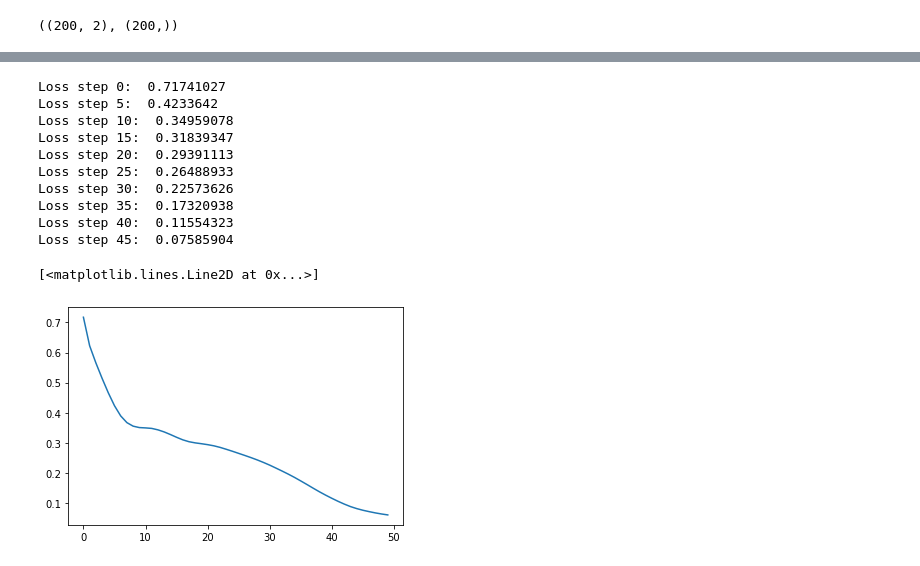
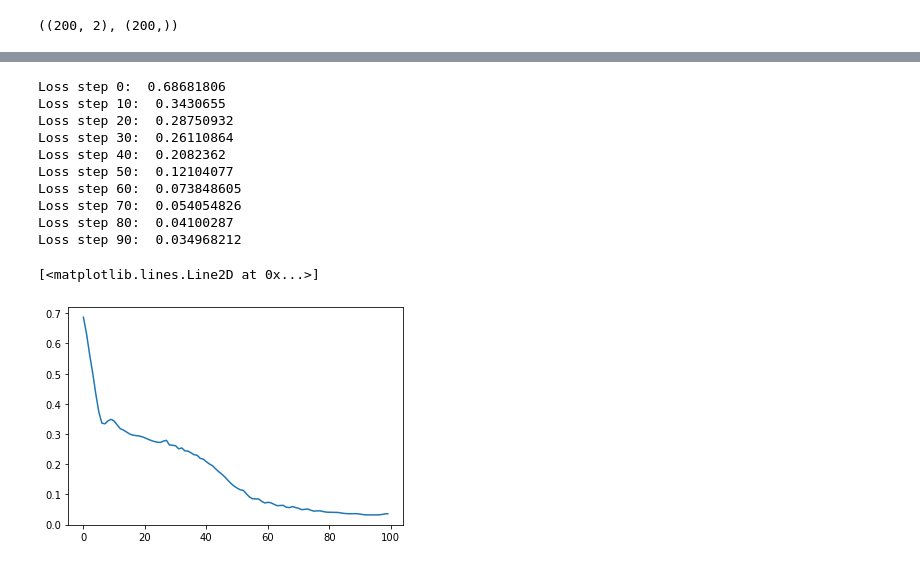
Before and after one commit to nipunbatra/bnn-zoo, a Jupyter notebook: notebooks/classification/DeepEnsemble_MakeMoons.ipynb, the cells around one changed output, grey strips where cells are left out. Saved outputs shown, nothing was run; the diff lists cells and outputs as text; code cells hidden in the pictures.

```diff
--- a/notebooks/classification/DeepEnsemble_MakeMoons.ipynb
+++ b/notebooks/classification/DeepEnsemble_MakeMoons.ipynb
@@ -27,7 +29,7 @@ sns.despine()
 # %%
 X_train, X_test, y_train, y_test = train_test_split(X, Y, test_size=0.33, random_state=42)
 # %%
-model = cmlp.mlp([64,48,16,1],[nn.relu,nn.relu,nn.relu],[0,0,0])
+model = cmlp.cmlp([16,32,64,32,16,1],[nn.relu,nn.relu,nn.relu,nn.relu,nn.relu],[0,0,0,0,0])
 # %%
 auxs = {
     "X" : X_train,
@@ -37,21 +39,21 @@ auxs = {
 # %%
 seed=0
 params = model.init(jax.random.PRNGKey(seed), X_train, deterministic = True)
-params, loss =  fits.fit(model, params, auxs, learning_rate=0.01, epochs=50, verbose=True)
+params, loss =  fits.fit(model, params, auxs, learning_rate=0.01, epochs=100, verbose=True)
 # %% [output]
-Loss step 0:  0.71741027
-Loss step 5:  0.4233642
-Loss step 10:  0.34959078
-Loss step 15:  0.31839347
-Loss step 20:  0.29391113
-Loss step 25:  0.26488933
-Loss step 30:  0.22573626
-Loss step 35:  0.17320938
-Loss step 40:  0.11554323
-Loss step 45:  0.07585904
+Loss step 0:  0.68681806
+Loss step 10:  0.3430655
+Loss step 20:  0.28750932
+Loss step 30:  0.26110864
+Loss step 40:  0.2082362
+Loss step 50:  0.12104077
+Loss step 60:  0.073848605
+Loss step 70:  0.054054826
+Loss step 80:  0.04100287
+Loss step 90:  0.034968212
 # %%
-plt.plot(jnp.arange(0,50,1),loss)
+plt.plot(jnp.arange(0,100,1),loss)
 # %% [output]
 [<matplotlib.lines.Line2D at 0x...>]
-[figure, old version]
+[figure, new version]
 # %%
```
Also changed, not shown: parts of 12 cells of this notebook, 4 other files.
